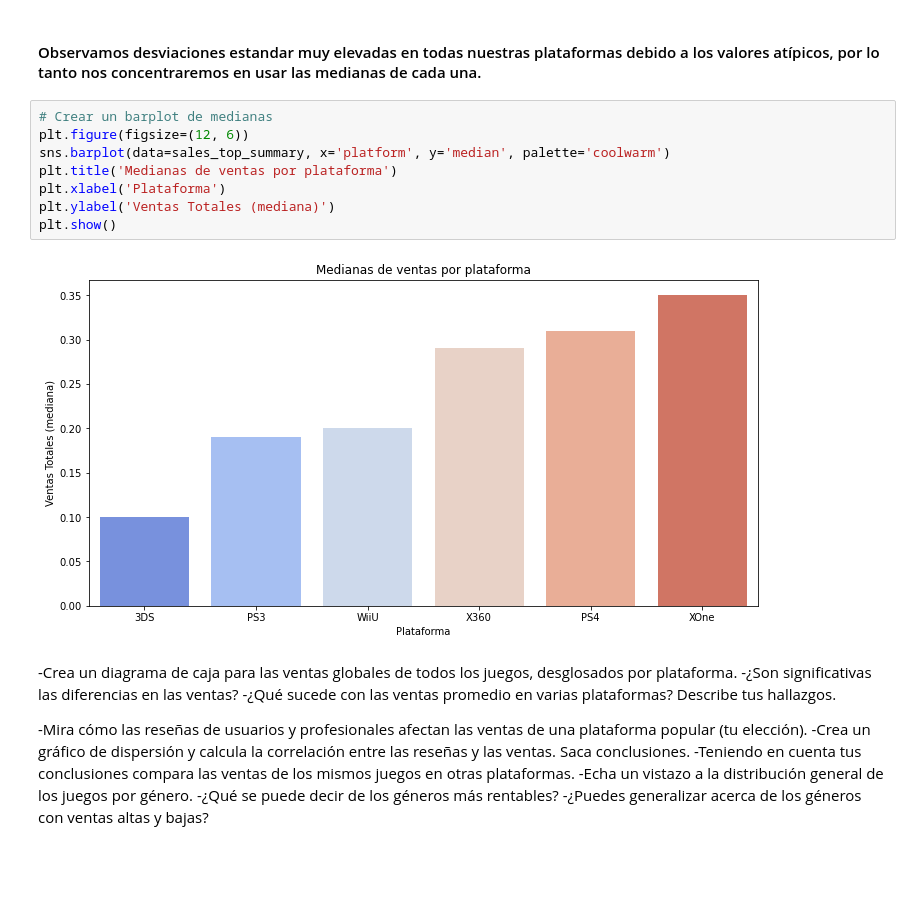
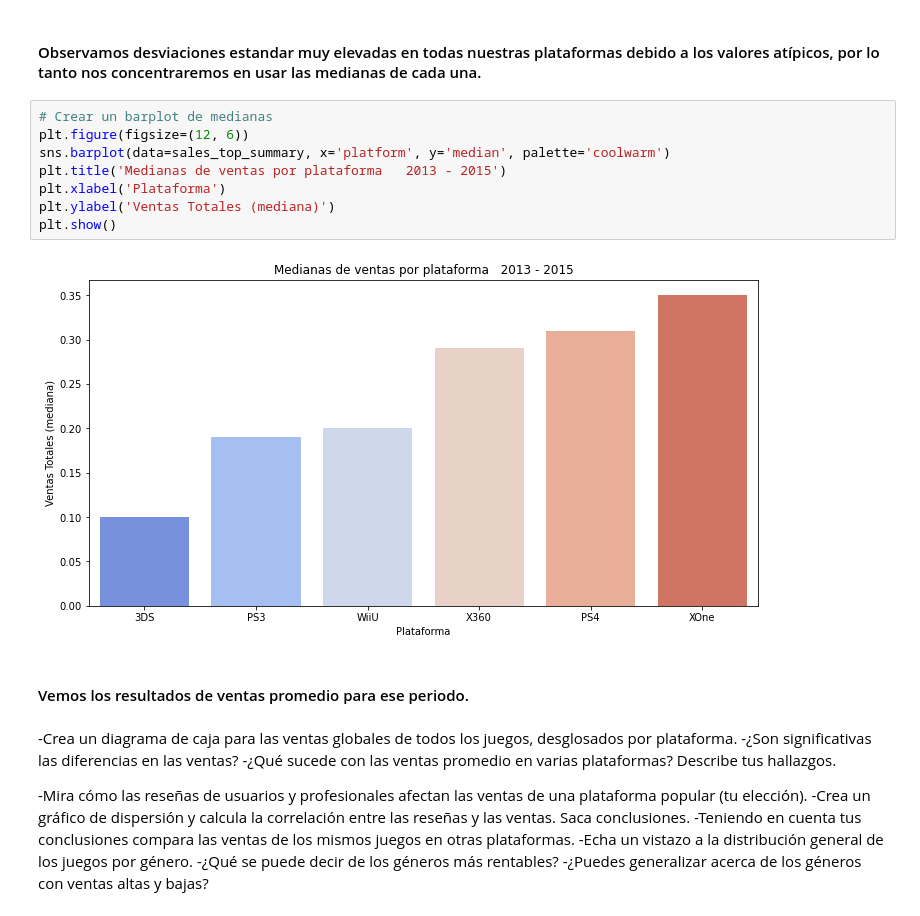
Before and after one commit to latostadorano/tt_s6_games, a Jupyter notebook: 03_analisis.ipynb, the cells around one changed output. Cells and saved outputs as stored; diff of their text form; blank space fills up the shorter version.

Commit message:
Análisis ventas promedio - top 6 - Conclusiones

```diff
--- a/03_analisis.ipynb
+++ b/03_analisis.ipynb
@@ -290,13 +292,15 @@ sales_top_summary
 # %%
 # Crear un barplot de medianas
 plt.figure(figsize=(12, 6))
 sns.barplot(data=sales_top_summary, x='platform', y='median', palette='coolwarm')
-plt.title('Medianas de ventas por plataforma')
+plt.title('Medianas de ventas por plataforma   2013 - 2015')
 plt.xlabel('Plataforma')
 plt.ylabel('Ventas Totales (mediana)')
 plt.show()
 # %% [output]
-[figure, old version]
+[figure, new version]
+# %% [markdown]
+#### Vemos los resultados de ventas promedio para ese periodo.
 # %% [markdown]
 -Crea un diagrama de caja para las ventas globales de todos los juegos, desglosados por plataforma.
 -¿Son significativas las diferencias en las ventas?
```
Also changed, not shown: parts of 1 cell of this notebook.
